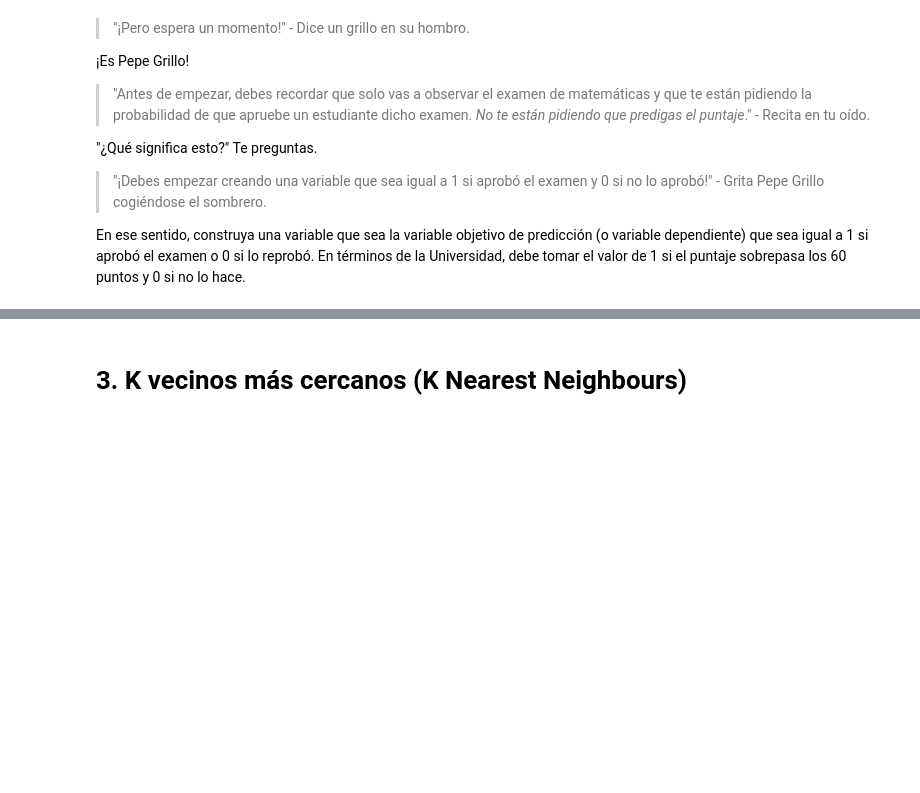
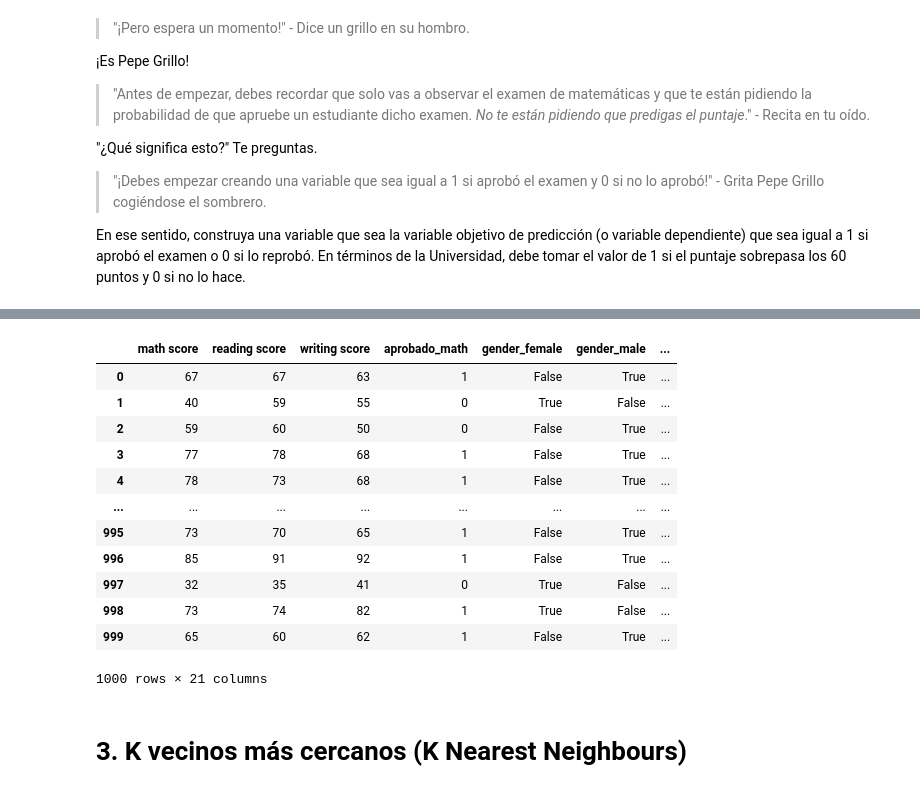
Before and after one commit to JuanMartinL/Data-Science-Crash-Course, a Jupyter notebook: Parciales/Parcial 3/2023II/2023II_parcial3_solved.ipynb, the cells around one changed output, grey strips where cells are left out. Drawn from its saved outputs; the diff is of its cells as text; code cells hidden in the pictures; blank space fills up the shorter version.

```diff
--- a/Parciales/Parcial 3/2023II/2023II_parcial3_solved.ipynb
+++ b/Parciales/Parcial 3/2023II/2023II_parcial3_solved.ipynb
@@ -104,3 +120,19 @@ test['aprobado_math'] = [1 if x >= 60 else 0 for x in test['math score']]
+# %%
+pd.get_dummies(test)
+# %% [output]
+|  | math score | reading score | writing score | aprobado_math | gender_female | gender_male | ... |
+| 0 | 67 | 67 | 63 | 1 | False | True | ... |
+| 1 | 40 | 59 | 55 | 0 | True | False | ... |
+| 2 | 59 | 60 | 50 | 0 | False | True | ... |
+| 3 | 77 | 78 | 68 | 1 | False | True | ... |
+| 4 | 78 | 73 | 68 | 1 | False | True | ... |
+| ... | ... | ... | ... | ... | ... | ... | ... |
+| 995 | 73 | 70 | 65 | 1 | False | True | ... |
+| 996 | 85 | 91 | 92 | 1 | False | True | ... |
+| 997 | 32 | 35 | 41 | 0 | True | False | ... |
+| 998 | 73 | 74 | 82 | 1 | True | False | ... |
+| 999 | 65 | 60 | 62 | 1 | False | True | ... |
+1000 rows × 21 columns
 # %% [markdown]
 # 3. K vecinos más cercanos (K Nearest Neighbours)
 # %% [markdown]
```
Also changed, not shown: parts of 1 cell of this notebook, 2 other files.
